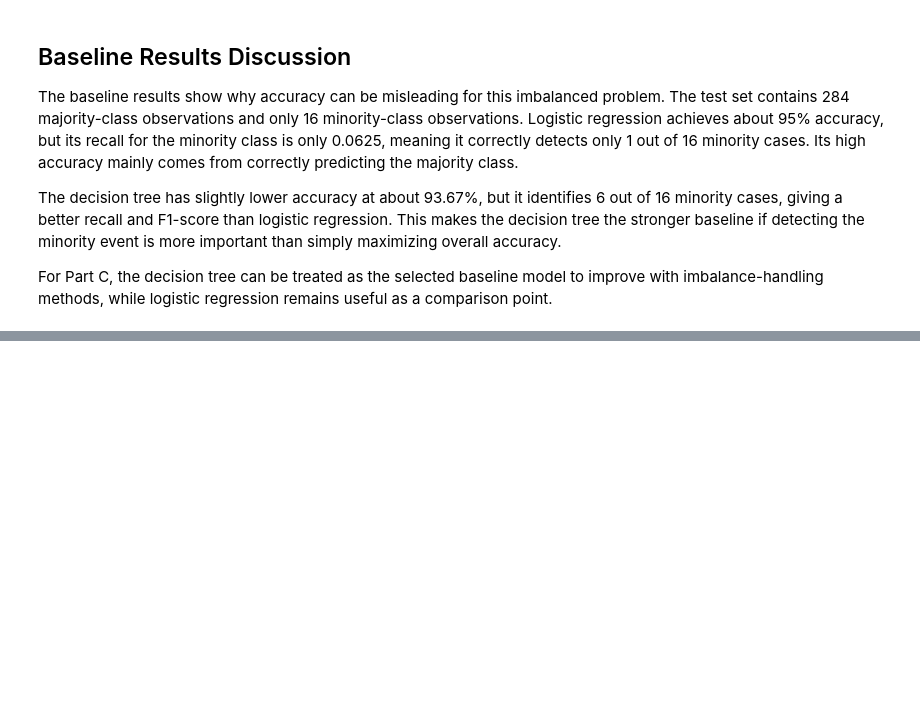
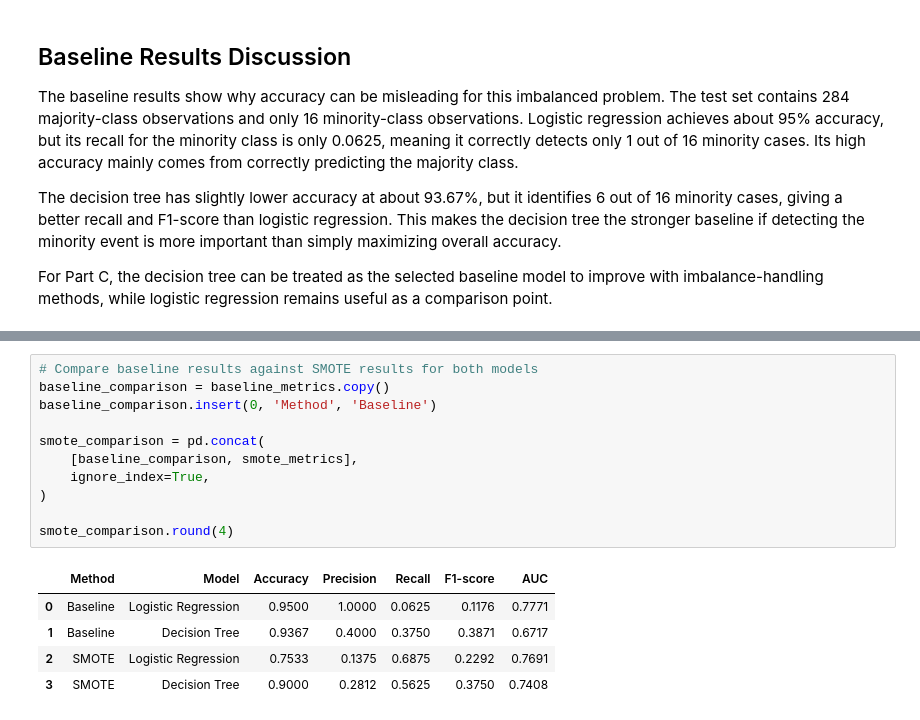
Before and after one commit to muzaffarizamuddin/machine_learning_assg_2, a Jupyter notebook: main.ipynb, the cells around one changed output, grey strips where cells are left out. Cells and saved outputs as stored; diff of their text form; blank space fills up the shorter version.

```diff
--- a/main.ipynb
+++ b/main.ipynb
@@ -220,0 +301,17 @@ For Part C, the decision tree can be treated as the selected baseline model to i
+# %%
+# Compare baseline results against SMOTE results for both models
+baseline_comparison = baseline_metrics.copy()
+baseline_comparison.insert(0, 'Method', 'Baseline')
+
+smote_comparison = pd.concat(
+    [baseline_comparison, smote_metrics],
+    ignore_index=True,
+)
+
+smote_comparison.round(4)
+# %% [output]
+|  | Method | Model | Accuracy | Precision | Recall | F1-score | AUC |
+| 0 | Baseline | Logistic Regression | 0.9500 | 1.0000 | 0.0625 | 0.1176 | 0.7771 |
+| 1 | Baseline | Decision Tree | 0.9367 | 0.4000 | 0.3750 | 0.3871 | 0.6717 |
+| 2 | SMOTE | Logistic Regression | 0.7533 | 0.1375 | 0.6875 | 0.2292 | 0.7691 |
+| 3 | SMOTE | Decision Tree | 0.9000 | 0.2812 | 0.5625 | 0.3750 | 0.7408 |
```
Also changed, not shown: parts of 6 cells of this notebook.
